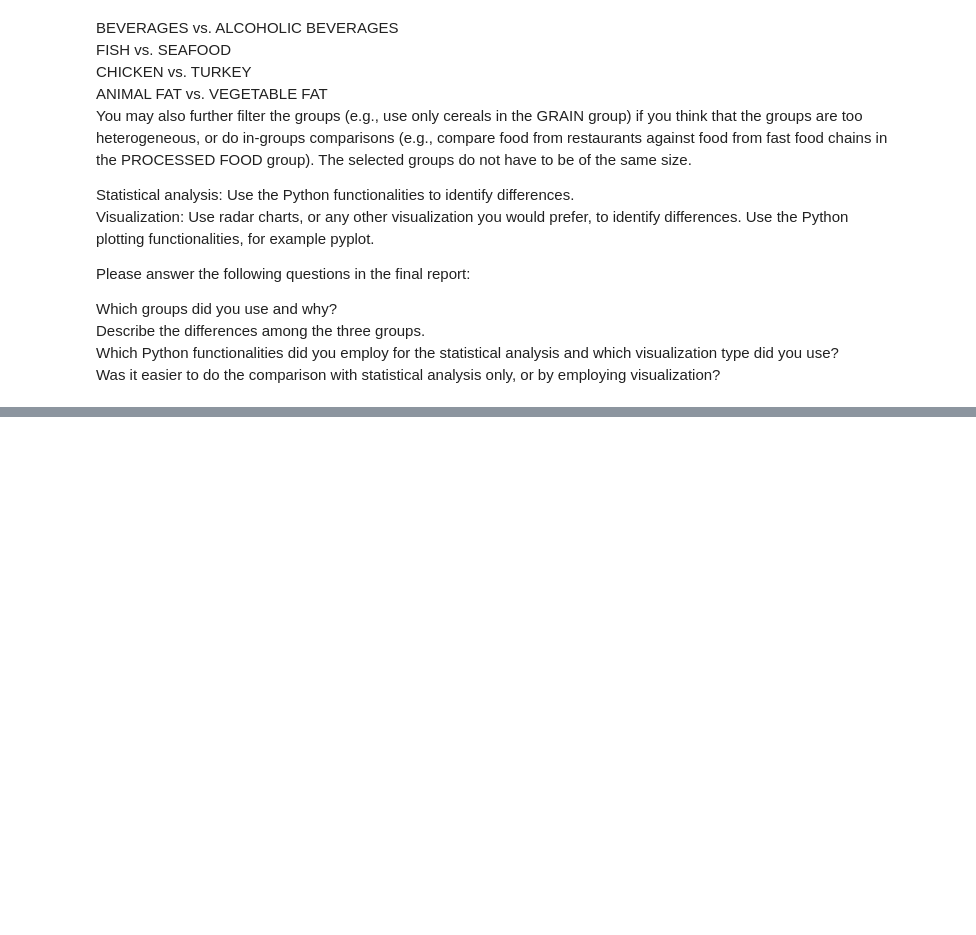
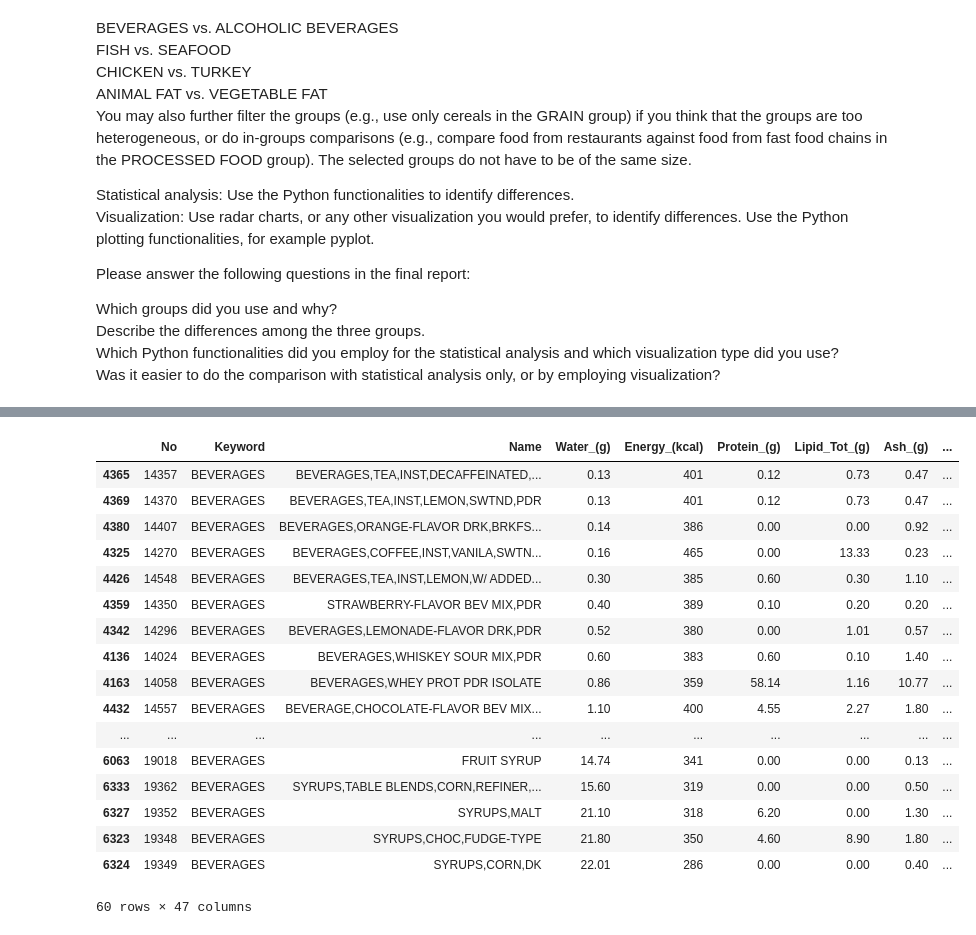
Before and after one commit to LuisKolb/vds-lab-1, a Jupyter notebook: report_1.ipynb, the cells around one changed output, grey strips where cells are left out. Saved outputs shown, nothing was run; the diff lists cells and outputs as text; code cells hidden in the pictures; blank space fills up the shorter version.

```diff
--- a/report_1.ipynb
+++ b/report_1.ipynb
@@ -246,0 +253,22 @@ radar_charts(get_by_groups(df3, 'ANIMAL FAT', 'VEGETABLE FAT'))
+# %%
+dfx = data.loc[data['Keyword']=='BEVERAGES']
+dfx.sort_values(by=['Water_(g)']).head(60)
+# %% [output]
+|  | No | Keyword | Name | Water_(g) | Energy_(kcal) | Protein_(g) | Lipid_Tot_(g) | Ash_(g) | ... |
+| 4365 | 14357 | BEVERAGES | BEVERAGES,TEA,INST,DECAFFEINATED,... | 0.13 | 401 | 0.12 | 0.73 | 0.47 | ... |
+| 4369 | 14370 | BEVERAGES | BEVERAGES,TEA,INST,LEMON,SWTND,PDR | 0.13 | 401 | 0.12 | 0.73 | 0.47 | ... |
+| 4380 | 14407 | BEVERAGES | BEVERAGES,ORANGE-FLAVOR DRK,BRKFS... | 0.14 | 386 | 0.00 | 0.00 | 0.92 | ... |
+| 4325 | 14270 | BEVERAGES | BEVERAGES,COFFEE,INST,VANILA,SWTN... | 0.16 | 465 | 0.00 | 13.33 | 0.23 | ... |
+| 4426 | 14548 | BEVERAGES | BEVERAGES,TEA,INST,LEMON,W/ ADDED... | 0.30 | 385 | 0.60 | 0.30 | 1.10 | ... |
+| 4359 | 14350 | BEVERAGES | STRAWBERRY-FLAVOR BEV MIX,PDR | 0.40 | 389 | 0.10 | 0.20 | 0.20 | ... |
+| 4342 | 14296 | BEVERAGES | BEVERAGES,LEMONADE-FLAVOR DRK,PDR | 0.52 | 380 | 0.00 | 1.01 | 0.57 | ... |
+| 4136 | 14024 | BEVERAGES | BEVERAGES,WHISKEY SOUR MIX,PDR | 0.60 | 383 | 0.60 | 0.10 | 1.40 | ... |
+| 4163 | 14058 | BEVERAGES | BEVERAGES,WHEY PROT PDR ISOLATE | 0.86 | 359 | 58.14 | 1.16 | 10.77 | ... |
+| 4432 | 14557 | BEVERAGES | BEVERAGE,CHOCOLATE-FLAVOR BEV MIX... | 1.10 | 400 | 4.55 | 2.27 | 1.80 | ... |
+| ... | ... | ... | ... | ... | ... | ... | ... | ... | ... |
+| 6063 | 19018 | BEVERAGES | FRUIT SYRUP | 14.74 | 341 | 0.00 | 0.00 | 0.13 | ... |
+| 6333 | 19362 | BEVERAGES | SYRUPS,TABLE BLENDS,CORN,REFINER,... | 15.60 | 319 | 0.00 | 0.00 | 0.50 | ... |
+| 6327 | 19352 | BEVERAGES | SYRUPS,MALT | 21.10 | 318 | 6.20 | 0.00 | 1.30 | ... |
+| 6323 | 19348 | BEVERAGES | SYRUPS,CHOC,FUDGE-TYPE | 21.80 | 350 | 4.60 | 8.90 | 1.80 | ... |
+| 6324 | 19349 | BEVERAGES | SYRUPS,CORN,DK | 22.01 | 286 | 0.00 | 0.00 | 0.40 | ... |
+60 rows × 47 columns
```
Also changed, not shown: parts of 14 cells of this notebook, 9 other files.
